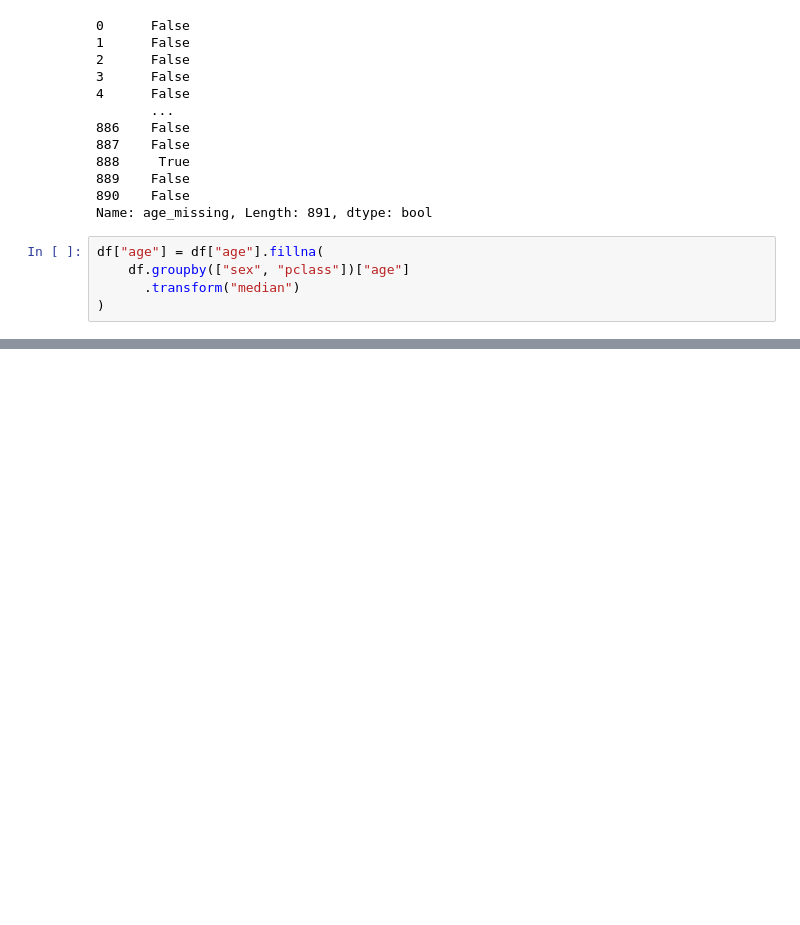
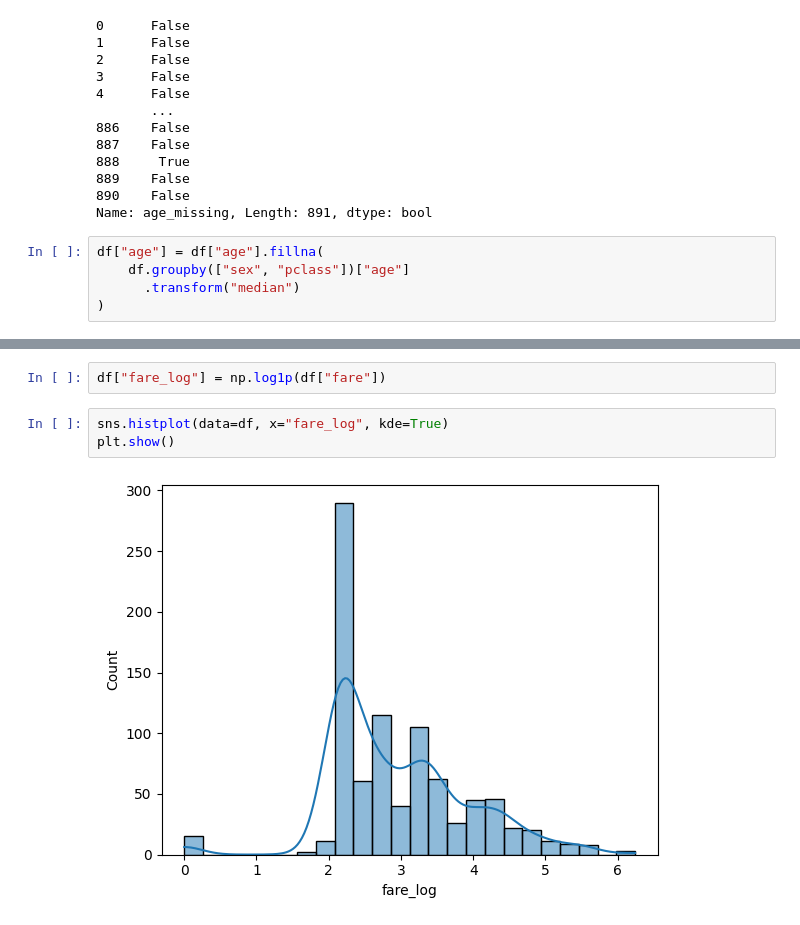
Before and after one commit to mdmostafizurrahman6351/Data_science, a Jupyter notebook: Data_analysis/EDA/Titanic_Data_EDA-01.ipynb, the cells around one changed output, grey strips where cells are left out. Drawn from its saved outputs; the diff is of its cells as text; blank space fills up the shorter version.

Commit message:
Kaggle Notebook | Titanic_Data_EDA_01 | Version 3

```diff
--- a/Data_analysis/EDA/Titanic_Data_EDA-01.ipynb
+++ b/Data_analysis/EDA/Titanic_Data_EDA-01.ipynb
@@ -648,0 +675,7 @@ df["age"] = df["age"].fillna(
+# %%
+df["fare_log"] = np.log1p(df["fare"])
+# %%
+sns.histplot(data=df, x="fare_log", kde=True)
+plt.show()
+# %% [output]
+[figure, added]
```
Also changed, not shown: parts of 5 cells of this notebook.
